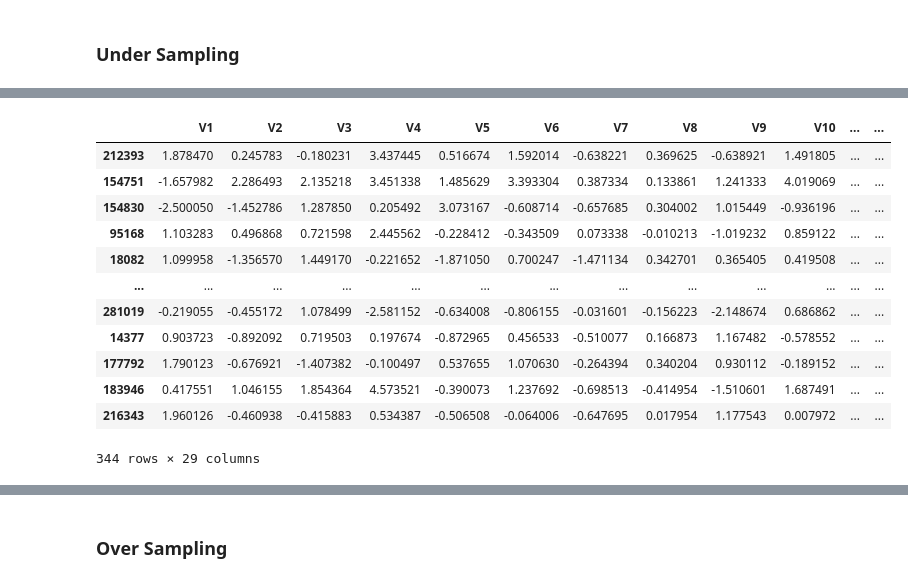
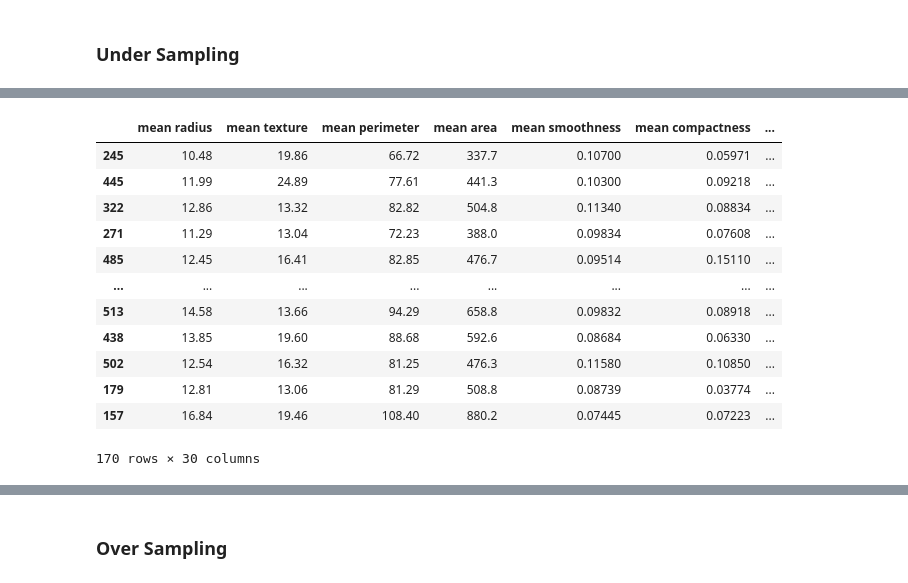
Before and after one commit to luckyspia/TIL, a Jupyter notebook: Machine_Learning/07.Techniques.ipynb, the cells around one changed output, grey strips where cells are left out. Saved outputs shown, nothing was run; the diff lists cells and outputs as text; code cells hidden in the pictures.

```diff
--- a/Machine_Learning/07.Techniques.ipynb
+++ b/Machine_Learning/07.Techniques.ipynb
@@ -17,0 +7,4 @@ card.head() #Class 0 은 정상, 1은 사기
+# %%
+from sklearn.datasets import load_breast_cancer
+cancer = load_breast_cancer()
+cancer.data.shape, cancer.feature_names
@@ -18,2 +23,4 @@ card.head() #Class 0 은 정상, 1은 사기
+# %%
+data = pd.DataFrame(cancer.data, columns=cancer.feature_names)
 # %%
 # 목표변수의 범주를 확인하는 것이 가장 먼저
@@ -26,9 +33,7 @@ Name: Class, dtype: int64
 from sklearn.model_selection import train_test_split
 
 # 비율이 안맞는 경우 반드시 층화추출 진행
-target = card.Class
-card = card.drop(columns='Class')
-x_train, x_test, y_train, y_test = train_test_split(card, target, test_size=0.3, stratify=target)
+x_train, x_test, y_train, y_test = train_test_split(data, pd.Series(cancer.target), test_size=0.2, stratify=cancer.target)
 # %%
 y_train.value_counts(normalize=True)
 # %% [output]
@@ -115,17 +125,17 @@ len(x_train[y_train==1])
 # %%
-x_train[y_train!=1].sample(len(x_train[y_train==1]))
+x_train[y_train!=0].sample(len(x_train[y_train==0]))
 # %% [output]
-|  | V1 | V2 | V3 | V4 | V5 | V6 | V7 | V8 | V9 | V10 | ... | ... |
-| 212393 | 1.878470 | 0.245783 | -0.180231 | 3.437445 | 0.516674 | 1.592014 | -0.638221 | 0.369625 | -0.638921 | 1.491805 | ... | ... |
-| 154751 | -1.657982 | 2.286493 | 2.135218 | 3.451338 | 1.485629 | 3.393304 | 0.387334 | 0.133861 | 1.241333 | 4.019069 | ... | ... |
-| 154830 | -2.500050 | -1.452786 | 1.287850 | 0.205492 | 3.073167 | -0.608714 | -0.657685 | 0.304002 | 1.015449 | -0.936196 | ... | ... |
-| 95168 | 1.103283 | 0.496868 | 0.721598 | 2.445562 | -0.228412 | -0.343509 | 0.073338 | -0.010213 | -1.019232 | 0.859122 | ... | ... |
-| 18082 | 1.099958 | -1.356570 | 1.449170 | -0.221652 | -1.871050 | 0.700247 | -1.471134 | 0.342701 | 0.365405 | 0.419508 | ... | ... |
-| ... | ... | ... | ... | ... | ... | ... | ... | ... | ... | ... | ... | ... |
-| 281019 | -0.219055 | -0.455172 | 1.078499 | -2.581152 | -0.634008 | -0.806155 | -0.031601 | -0.156223 | -2.148674 | 0.686862 | ... | ... |
-| 14377 | 0.903723 | -0.892092 | 0.719503 | 0.197674 | -0.872965 | 0.456533 | -0.510077 | 0.166873 | 1.167482 | -0.578552 | ... | ... |
-| 177792 | 1.790123 | -0.676921 | -1.407382 | -0.100497 | 0.537655 | 1.070630 | -0.264394 | 0.340204 | 0.930112 | -0.189152 | ... | ... |
-| 183946 | 0.417551 | 1.046155 | 1.854364 | 4.573521 | -0.390073 | 1.237692 | -0.698513 | -0.414954 | -1.510601 | 1.687491 | ... | ... |
-| 216343 | 1.960126 | -0.460938 | -0.415883 | 0.534387 | -0.506508 | -0.064006 | -0.647695 | 0.017954 | 1.177543 | 0.007972 | ... | ... |
+|  | mean radius | mean texture | mean perimeter | mean area | mean smoothness | mean compactness | ... |
+| 245 | 10.48 | 19.86 | 66.72 | 337.7 | 0.10700 | 0.05971 | ... |
+| 445 | 11.99 | 24.89 | 77.61 | 441.3 | 0.10300 | 0.09218 | ... |
+| 322 | 12.86 | 13.32 | 82.82 | 504.8 | 0.11340 | 0.08834 | ... |
+| 271 | 11.29 | 13.04 | 72.23 | 388.0 | 0.09834 | 0.07608 | ... |
+| 485 | 12.45 | 16.41 | 82.85 | 476.7 | 0.09514 | 0.15110 | ... |
+| ... | ... | ... | ... | ... | ... | ... | ... |
+| 513 | 14.58 | 13.66 | 94.29 | 658.8 | 0.09832 | 0.08918 | ... |
+| 438 | 13.85 | 19.60 | 88.68 | 592.6 | 0.08684 | 0.06330 | ... |
+| 502 | 12.54 | 16.32 | 81.25 | 476.3 | 0.11580 | 0.10850 | ... |
+| 179 | 12.81 | 13.06 | 81.29 | 508.8 | 0.08739 | 0.03774 | ... |
+| 157 | 16.84 | 19.46 | 108.40 | 880.2 | 0.07445 | 0.07223 | ... |
-344 rows × 29 columns
+170 rows × 30 columns
 # %%
```
Also changed, not shown: parts of 63 cells of this notebook.
